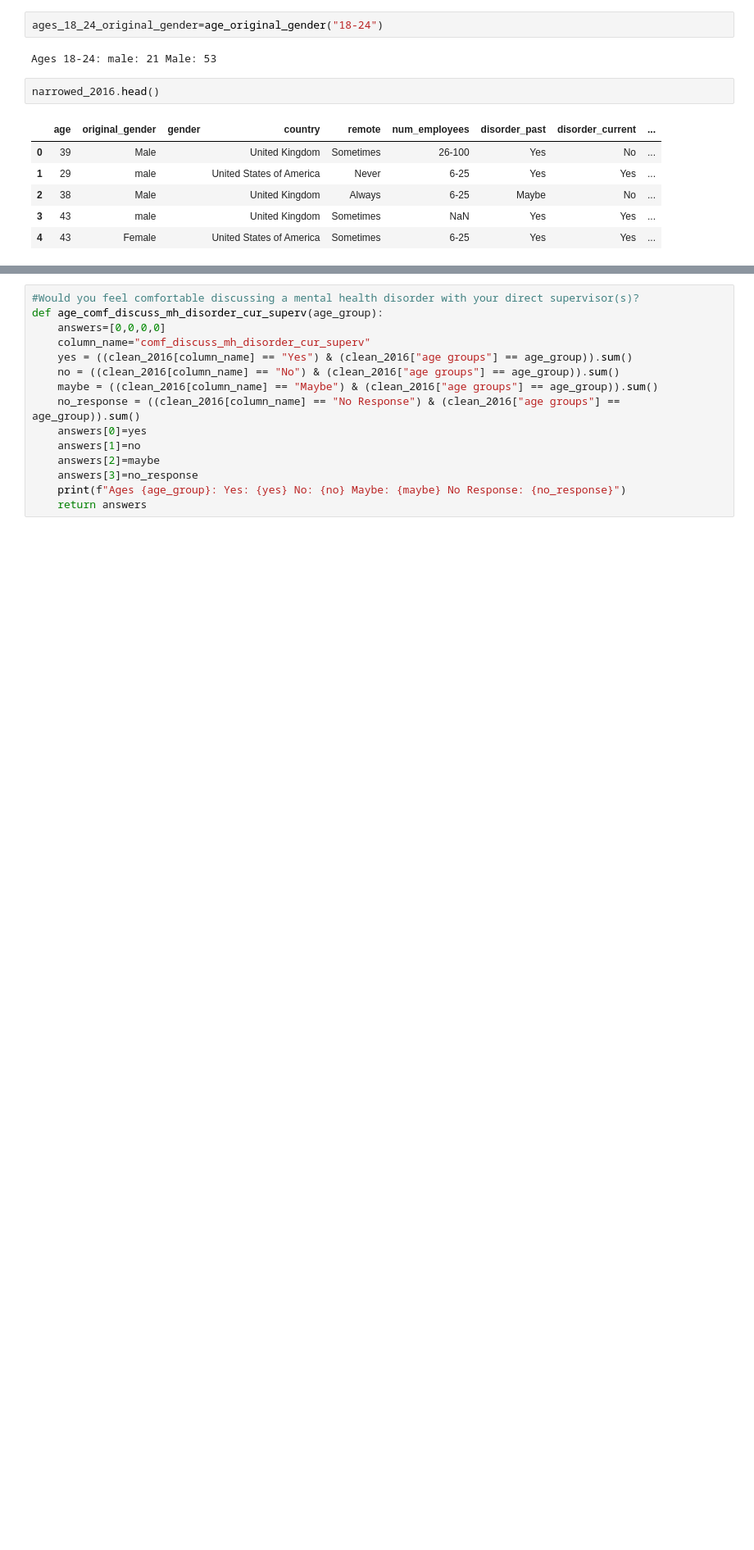
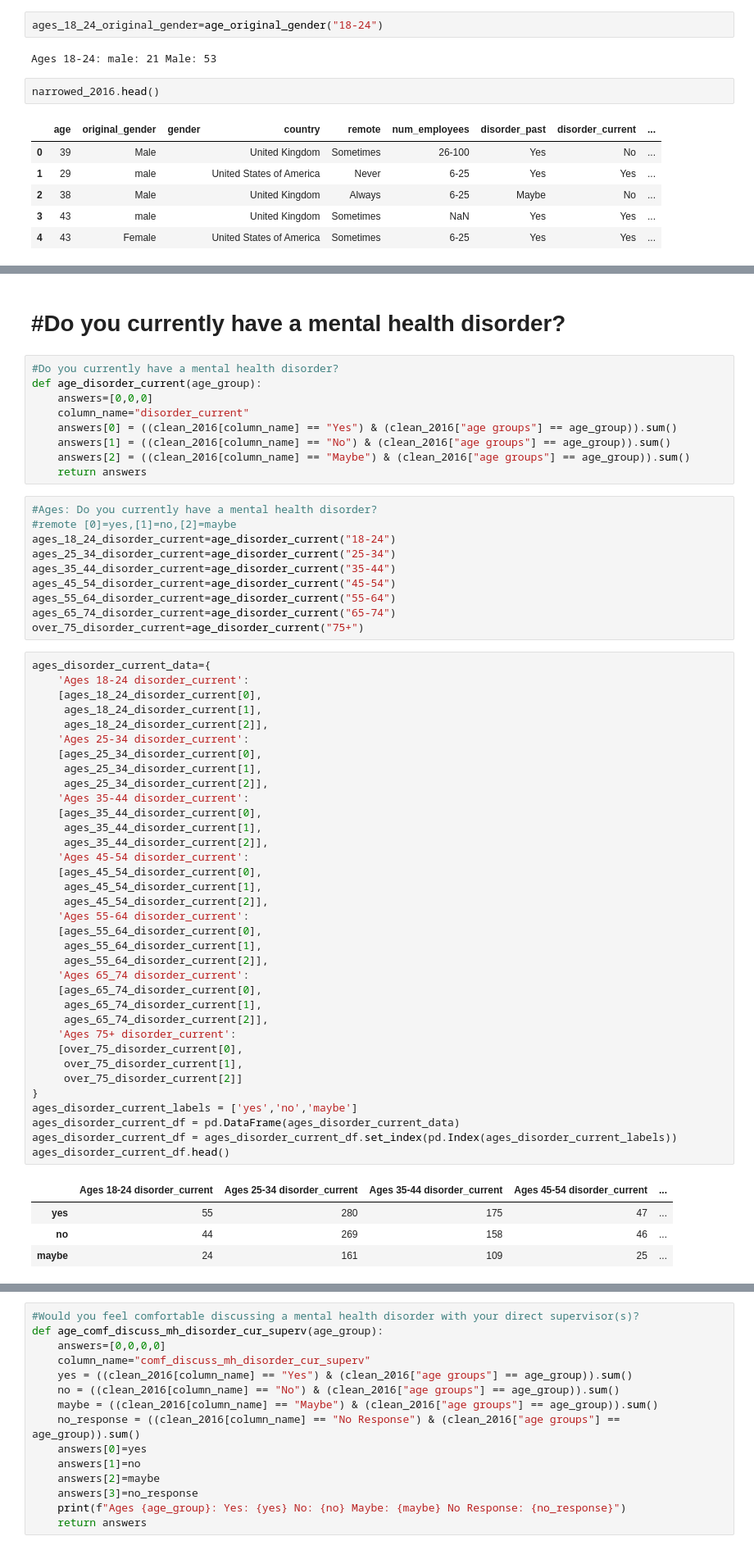
Before and after one commit to SecondHandSushi/Project-1-Mental-Tech, a Jupyter notebook: Project-1.ipynb, the cells around one changed output, grey strips where cells are left out. Shown at 82% size. Drawn from its saved outputs; the diff is of its cells as text; blank space fills up the shorter version.

```diff
--- a/Project-1.ipynb
+++ b/Project-1.ipynb
@@ -385,0 +518,61 @@ def age_willing_discuss_mh_issue_prev_superv(age_group):
+# %% [markdown]
+# #Do you currently have a mental health disorder?
+# %%
+#Do you currently have a mental health disorder?
+def age_disorder_current(age_group):
+    answers=[0,0,0]
+    column_name="disorder_current"
+    answers[0] = ((clean_2016[column_name] == "Yes") & (clean_2016["age groups"] == age_group)).sum()
+    answers[1] = ((clean_2016[column_name] == "No") & (clean_2016["age groups"] == age_group)).sum()
+    answers[2] = ((clean_2016[column_name] == "Maybe") & (clean_2016["age groups"] == age_group)).sum()
+    return answers
+# %%
+#Ages: Do you currently have a mental health disorder?
+#remote [0]=yes,[1]=no,[2]=maybe
+ages_18_24_disorder_current=age_disorder_current("18-24")
+ages_25_34_disorder_current=age_disorder_current("25-34")
+ages_35_44_disorder_current=age_disorder_current("35-44")
+ages_45_54_disorder_current=age_disorder_current("45-54")
+ages_55_64_disorder_current=age_disorder_current("55-64")
+ages_65_74_disorder_current=age_disorder_current("65-74")
+over_75_disorder_current=age_disorder_current("75+")
+# %%
+ages_disorder_current_data={
+    'Ages 18-24 disorder_current':
+    [ages_18_24_disorder_current[0],
+     ages_18_24_disorder_current[1],
+	 ages_18_24_disorder_current[2]],
+	'Ages 25-34 disorder_current':
+    [ages_25_34_disorder_current[0],
+     ages_25_34_disorder_current[1],
+	 ages_25_34_disorder_current[2]],
+	'Ages 35-44 disorder_current':
+    [ages_35_44_disorder_current[0],
+     ages_35_44_disorder_current[1],
+	 ages_35_44_disorder_current[2]],
+	'Ages 45-54 disorder_current':
+    [ages_45_54_disorder_current[0],
+     ages_45_54_disorder_current[1],
+	 ages_45_54_disorder_current[2]],
+    'Ages 55-64 disorder_current':
+    [ages_55_64_disorder_current[0],
+     ages_55_64_disorder_current[1],
+	 ages_55_64_disorder_current[2]],
+	'Ages 65_74 disorder_current':
+    [ages_65_74_disorder_current[0],
+     ages_65_74_disorder_current[1],
+	 ages_65_74_disorder_current[2]],
+    'Ages 75+ disorder_current':
+    [over_75_disorder_current[0],
+     over_75_disorder_current[1],
+	 over_75_disorder_current[2]]
+}
+ages_disorder_current_labels = ['yes','no','maybe']
+ages_disorder_current_df = pd.DataFrame(ages_disorder_current_data)
+ages_disorder_current_df = ages_disorder_current_df.set_index(pd.Index(ages_disorder_current_labels))
+ages_disorder_current_df.head()
+# %% [output]
+|  | Ages 18-24 disorder_current | Ages 25-34 disorder_current | Ages 35-44 disorder_current | Ages 45-54 disorder_current | ... |
+| yes | 55 | 280 | 175 | 47 | ... |
+| no | 44 | 269 | 158 | 46 | ... |
+| maybe | 24 | 161 | 109 | 25 | ... |
```
Also changed, not shown: parts of 23 cells of this notebook.
